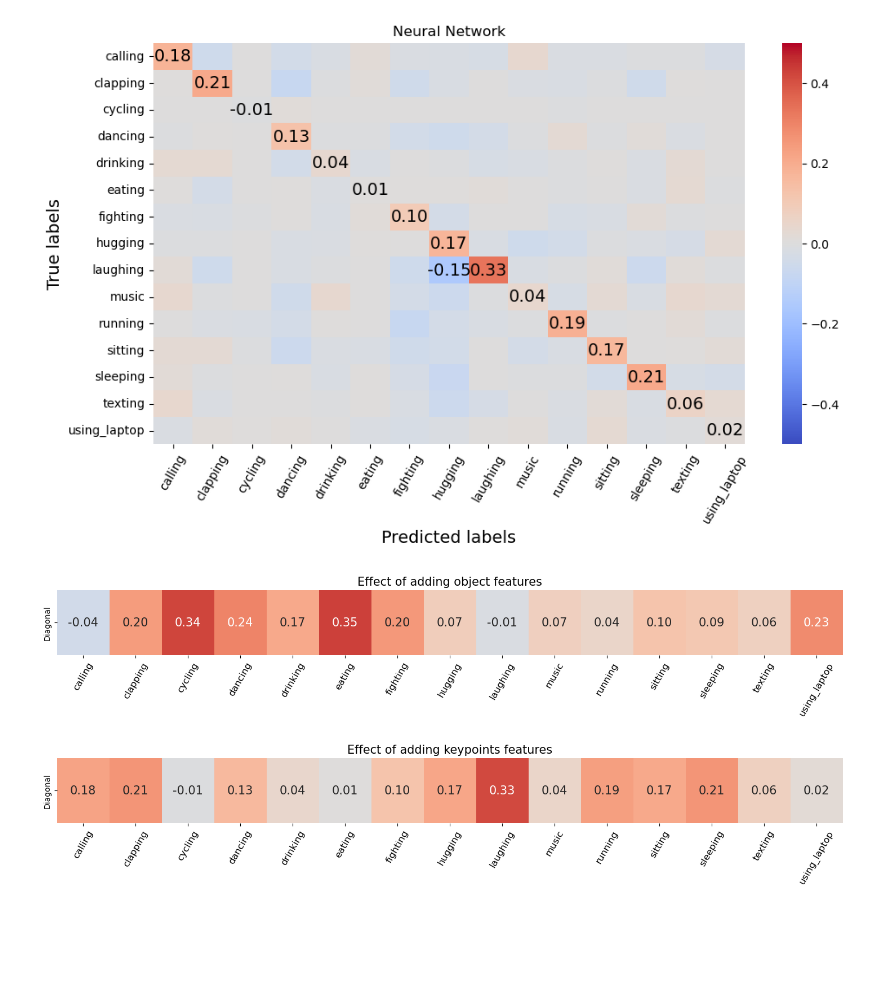
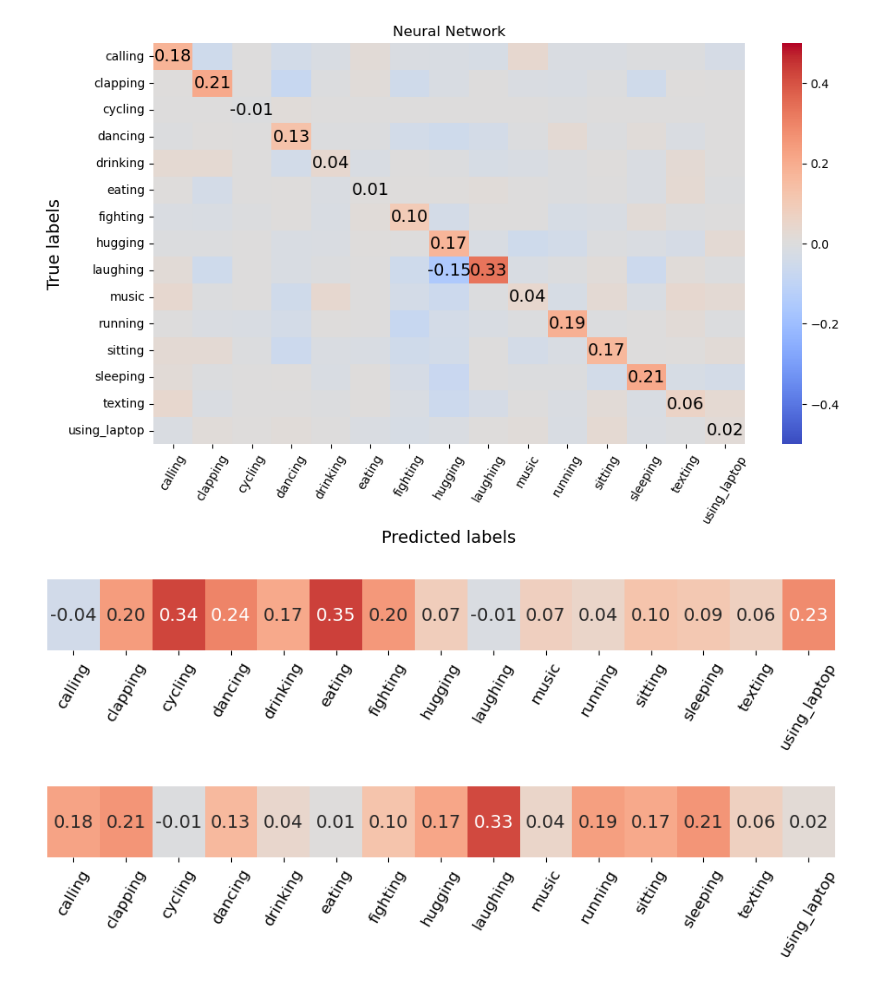
Before and after one commit to Vatsal-Sharma2003/HUMAN-POSE-ESTIMATION-USING-MACHINE-LEARNING, a Jupyter notebook: SVM.ipynb, the cells around one changed output. Saved outputs shown, nothing was run; the diff lists cells and outputs as text; code cells hidden in the pictures; blank space fills up the shorter version.

Commit message:
Visualizing results

```diff
--- a/SVM.ipynb
+++ b/SVM.ipynb
@@ -242,17 +242,17 @@ labels = np.array(labels).tolist()
 labels[9] = 'music'
 # %%
 # Define a function to plot the confusion matrix
-def plot_confusion_matrix(cm, threshold=0.1, val=True):
+def plot_confusion_matrix(cm, threshold=0.1, val=True, saveplot=False):
     #normalize cm
     cm_normalized = cm.astype('float') / cm.sum(axis=1)[:, np.newaxis]
 
     plt.figure(figsize=(11, 6))
     if val:
+        ax = sns.heatmap(cm_normalized, annot=False, cmap='Blues', vmin=0, vmax=1, cbar=True, xticklabels=labels, yticklabels=labels)
+        ax.set_title("SVM - Validation Set", fontsize=14)
+    else:
         ax = sns.heatmap(cm_normalized, annot=False, cmap='Greens', vmin=0, vmax=1, cbar=True, xticklabels=labels, yticklabels=labels)
-        ax.set_title("SVM - Validation Set")
-    else:
-        ax = sns.heatmap(cm_normalized, annot=False, cmap='Oranges', vmin=0, vmax=1, cbar=True, xticklabels=labels, yticklabels=labels)
-        ax.set_title("SVM - Test Set")
+        ax.set_title("SVM - Test Set", fontsize=14)
 
     # Annotate only the main diagonal with rounded values
     for i in range(cm.shape[0]):
@@ -270,6 +270,9 @@ def plot_confusion_matrix(cm, threshold=0.1, val=True):
     ax.set_ylabel('True labels', fontsize = 14)
     plt.xticks(rotation=60)
 
+    if saveplot:
+        plt.savefig(data_directory + 'confusion_matrix.pdf', format='pdf', bbox_inches='tight')
+
     plt.show()
 # %%
 plot_confusion_matrix(conf_matrix)
@@ -618,25 +621,28 @@ diag_base_nokp = plot_confusion_matrix_difference(cm_th_lg, cm_th_lg_nokp)
 [figure]
 # %%
 # plot the diagonal of the confusion matrix flattened but with the same colormap and format
-def plot_diagonal(diagonal_values, labels, title):
+def plot_diagonal(diagonal_values, labels, title, saveplot=False):
     # Step 1: Convert the diagonal values to a numpy array
     diagonal_values = np.array(diagonal_values)
 
     cm_diagonal = np.array([diagonal_values])
 
-    plt.figure(figsize=(18, 1.5))
+    plt.figure(figsize=(11, 1))
     ax = sns.heatmap(cm_diagonal, annot=True, vmin=-0.4, vmax=0.4, cbar=False,
-                     cmap='coolwarm', xticklabels=labels, yticklabels=['Diagonal'], annot_kws={"size": 15}, fmt=".2f")
+                     cmap='coolwarm', xticklabels=labels, yticklabels=[], annot_kws={"size": 14}, fmt=".2f")
 
-    ax.set_title(title, fontsize=15)
+    #ax.set_title(title, fontsize=14)
     plt.xticks(rotation=60, fontsize=12)
 
+    if saveplot:
+        plt.savefig(data_directory + '/' + title + '2.pdf', format='pdf', bbox_inches='tight')
+
     plt.show()
 # %%
-plot_diagonal(diag_base_nobj, labels, title='Effect of adding object features')
+plot_diagonal(diag_base_nobj, labels, title='Effect of adding Object features',saveplot=True)
 # %% [output]
-[figure, old version]
+[figure, new version]
 # %%
-plot_diagonal(diag_base_nokp, labels, title='Effect of adding keypoints features')
+plot_diagonal(diag_base_nokp, labels, title='Effect of adding Keypoints features',saveplot=True)
 # %% [output]
-[figure, old version]
+[figure, new version]
```
Also changed, not shown: parts of 3 cells of this notebook, 2 other files.
